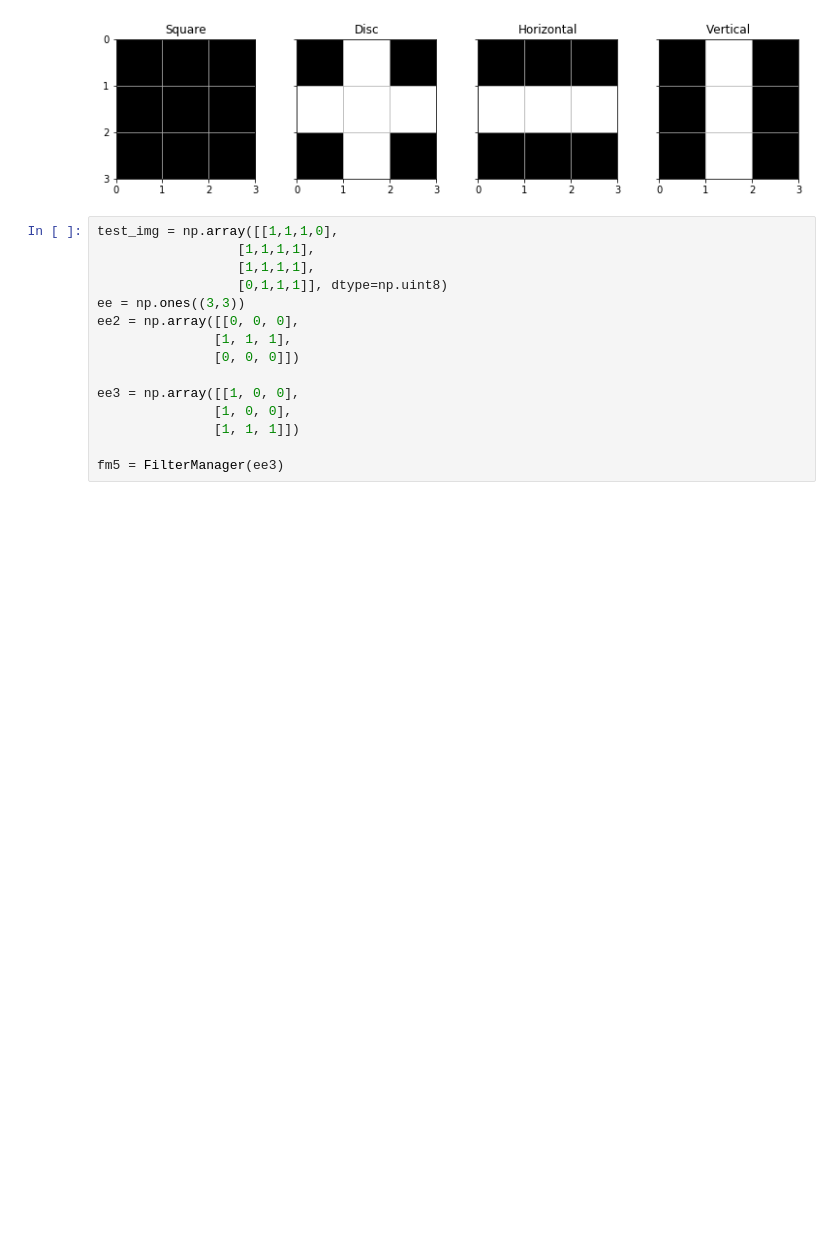
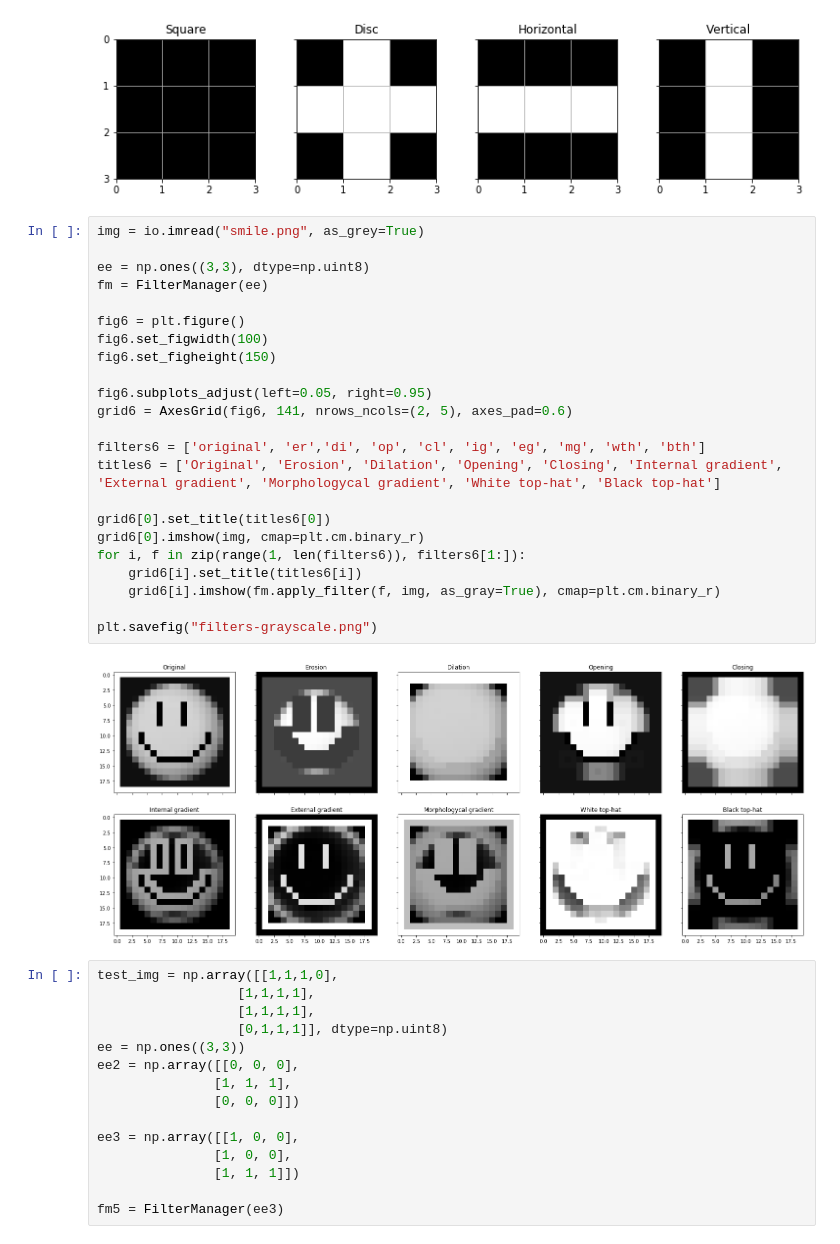
Before and after one commit to Pazitos10/math-morph, a Jupyter notebook: morpholgy_python.ipynb, the cells around one changed output. Cells and saved outputs as stored; diff of their text form; blank space fills up the shorter version.

Commit message:
update README.md + fix grayscale processing

```diff
--- a/morpholgy_python.ipynb
+++ b/morpholgy_python.ipynb
@@ -208,6 +208,31 @@ for i in range(len(titles5)):
 plt.savefig("selem-types.png")
 # %% [output]
 [figure]
+# %%
+img = io.imread("smile.png", as_grey=True)
+
+ee = np.ones((3,3), dtype=np.uint8)
+fm = FilterManager(ee)
+
+fig6 = plt.figure()
+fig6.set_figwidth(100)
+fig6.set_figheight(150)
+
+fig6.subplots_adjust(left=0.05, right=0.95)
+grid6 = AxesGrid(fig6, 141, nrows_ncols=(2, 5), axes_pad=0.6)
+
+filters6 = ['original', 'er','di', 'op', 'cl', 'ig', 'eg', 'mg', 'wth', 'bth']
+titles6 = ['Original', 'Erosion', 'Dilation', 'Opening', 'Closing', 'Internal gradient', 'External gradient', 'Morphologycal gradient', 'White top-hat', 'Black top-hat']
+
+grid6[0].set_title(titles6[0])
+grid6[0].imshow(img, cmap=plt.cm.binary_r)
+for i, f in zip(range(1, len(filters6)), filters6[1:]):
+    grid6[i].set_title(titles6[i])
+    grid6[i].imshow(fm.apply_filter(f, img, as_gray=True), cmap=plt.cm.binary_r)
+
+plt.savefig("filters-grayscale.png")
+# %% [output]
+[figure, added]
 # %%
 test_img = np.array([[1,1,1,0],
                   [1,1,1,1],
```
Also changed, not shown: 6 other files.
